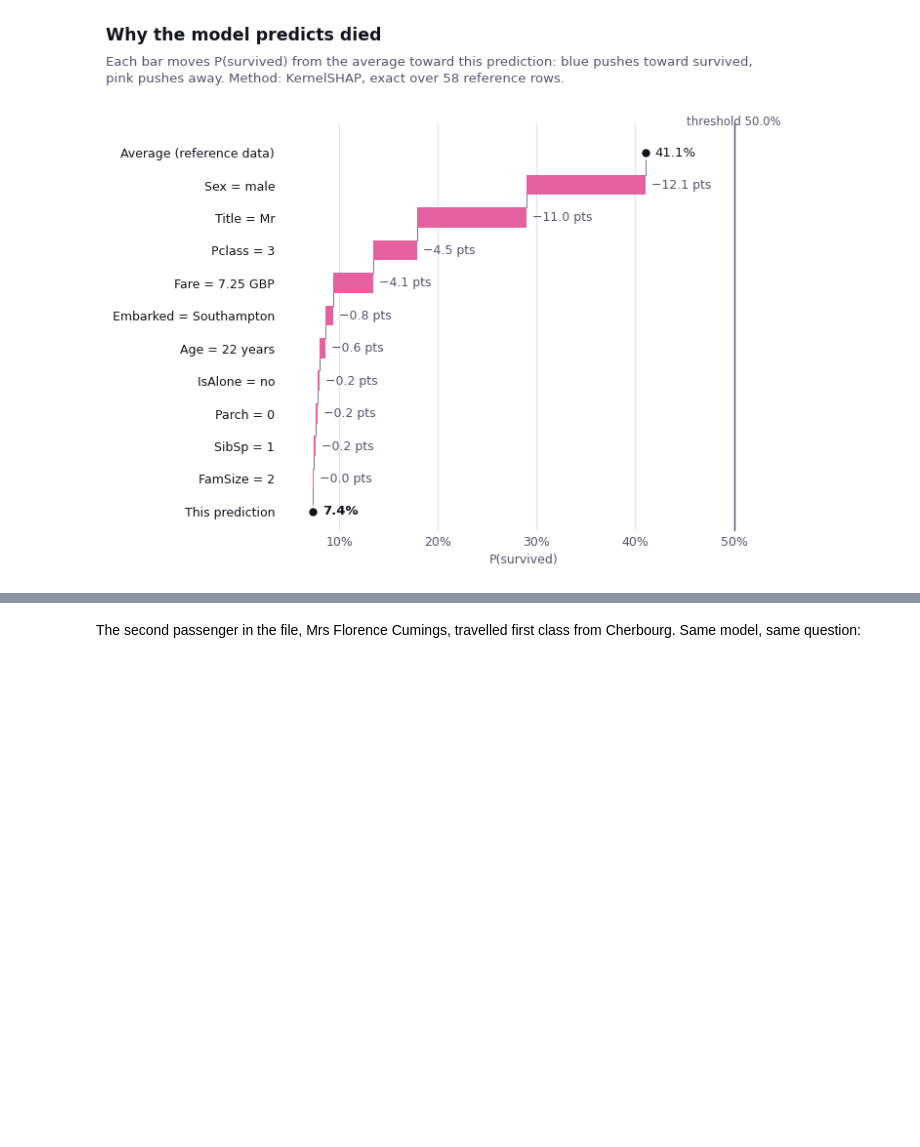
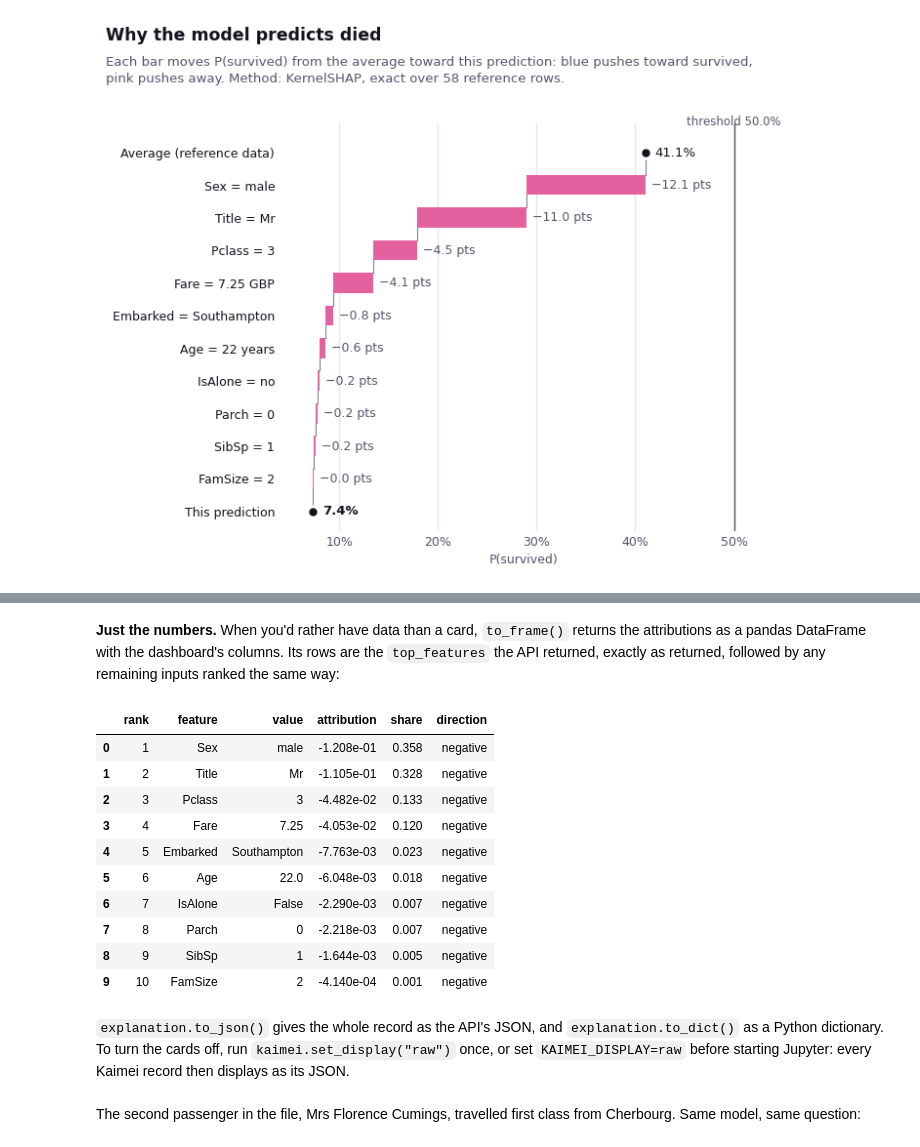
Before and after one commit to KaimeiAI/titanic-kaimei-example, a Jupyter notebook: notebooks/01-explain-a-model.ipynb, the cells around one changed output, grey strips where cells are left out. Cells and saved outputs as stored; diff of their text form; code cells hidden in the pictures; blank space fills up the shorter version.

```diff
--- a/notebooks/01-explain-a-model.ipynb
+++ b/notebooks/01-explain-a-model.ipynb
@@ -182,3 +240,21 @@ pd.DataFrame(explanation.top_features)[["feature", "value", "attribution", "shar
+# %% [markdown]
+**Just the numbers.** When you'd rather have data than a card, `to_frame()` returns the attributions as a pandas DataFrame with the dashboard's columns. Its rows are the `top_features` the API returned, exactly as returned, followed by any remaining inputs ranked the same way:
+# %%
+explanation.to_frame()
+# %% [output]
+|  | rank | feature | value | attribution | share | direction |
+| 0 | 1 | Sex | male | -1.208e-01 | 0.358 | negative |
+| 1 | 2 | Title | Mr | -1.105e-01 | 0.328 | negative |
+| 2 | 3 | Pclass | 3 | -4.482e-02 | 0.133 | negative |
+| 3 | 4 | Fare | 7.25 | -4.053e-02 | 0.120 | negative |
+| 4 | 5 | Embarked | Southampton | -7.763e-03 | 0.023 | negative |
+| 5 | 6 | Age | 22.0 | -6.048e-03 | 0.018 | negative |
+| 6 | 7 | IsAlone | False | -2.290e-03 | 0.007 | negative |
+| 7 | 8 | Parch | 0 | -2.218e-03 | 0.007 | negative |
+| 8 | 9 | SibSp | 1 | -1.644e-03 | 0.005 | negative |
+| 9 | 10 | FamSize | 2 | -4.140e-04 | 0.001 | negative |
+# %% [markdown]
+`explanation.to_json()` gives the whole record as the API's JSON, and `explanation.to_dict()` as a Python dictionary. To turn the cards off, run `kaimei.set_display("raw")` once, or set `KAIMEI_DISPLAY=raw` before starting Jupyter: every Kaimei record then displays as its JSON.
 # %% [markdown]
 The second passenger in the file, Mrs Florence Cumings, travelled first class from Cherbourg. Same model, same question:
 # %%
```
Also changed, not shown: parts of 6 cells of this notebook, 4 other files.
